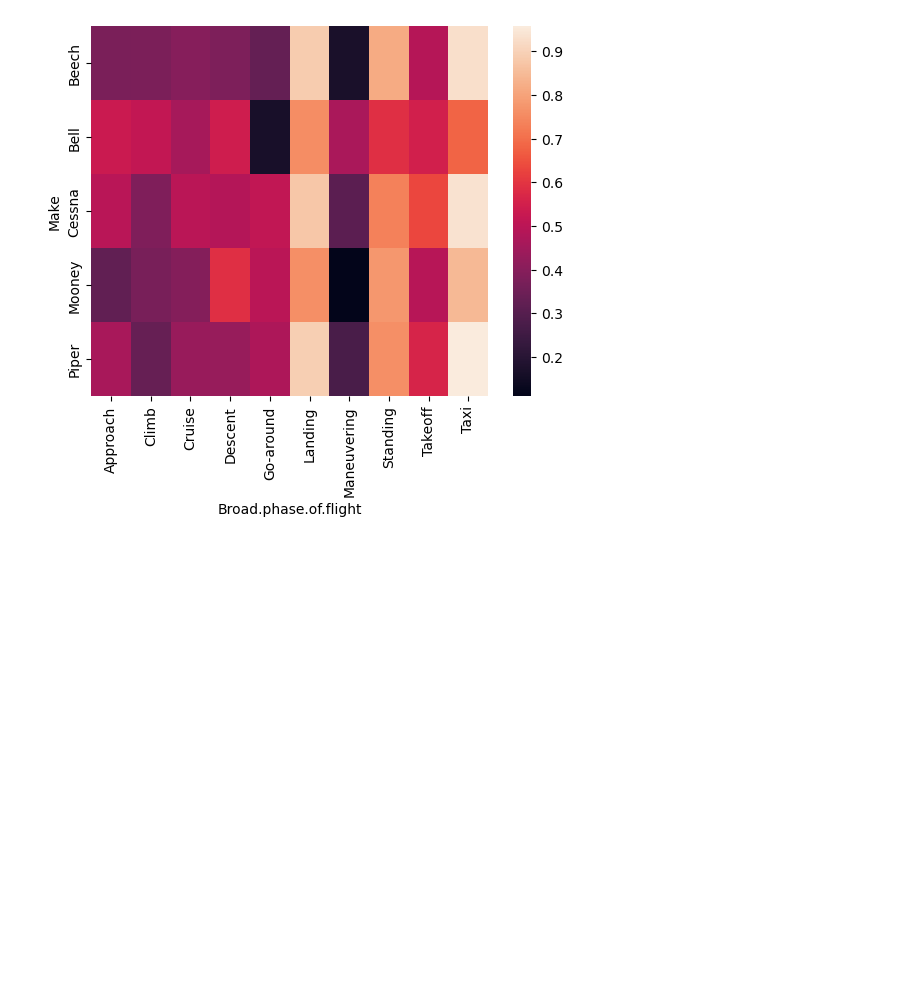
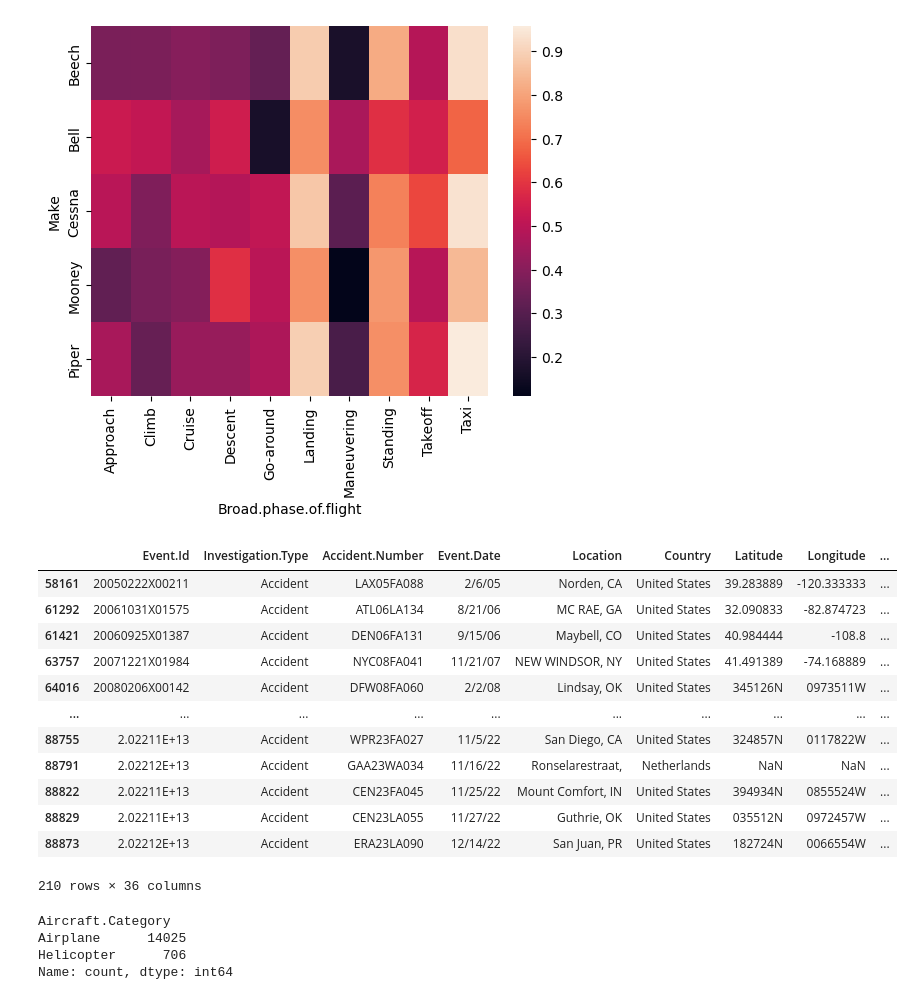
Before and after one commit to jgoett2/Phase1-Airplane-Zach-Jeff, a Jupyter notebook: index.ipynb, the cells around one changed output. Drawn from its saved outputs; the diff is of its cells as text; code cells hidden in the pictures; blank space fills up the shorter version.

```diff
--- a/index.ipynb
+++ b/index.ipynb
@@ -593,3 +598,26 @@ sns.heatmap(table2)
 # %% [output]
 <Axes: xlabel='Broad.phase.of.flight', ylabel='Make'>
 [figure]
+# %%
+df[df['Make'] == 'Cirrus Design Corp']
+# %% [output]
+|  | Event.Id | Investigation.Type | Accident.Number | Event.Date | Location | Country | Latitude | Longitude | ... |
+| 58161 | 20050222X00211 | Accident | LAX05FA088 | 2/6/05 | Norden, CA | United States | 39.283889 | -120.333333 | ... |
+| 61292 | 20061031X01575 | Accident | ATL06LA134 | 8/21/06 | MC RAE, GA | United States | 32.090833 | -82.874723 | ... |
+| 61421 | 20060925X01387 | Accident | DEN06FA131 | 9/15/06 | Maybell, CO | United States | 40.984444 | -108.8 | ... |
+| 63757 | 20071221X01984 | Accident | NYC08FA041 | 11/21/07 | NEW WINDSOR, NY | United States | 41.491389 | -74.168889 | ... |
+| 64016 | 20080206X00142 | Accident | DFW08FA060 | 2/2/08 | Lindsay, OK | United States | 345126N | 0973511W | ... |
+| ... | ... | ... | ... | ... | ... | ... | ... | ... | ... |
+| 88755 | 2.02211E+13 | Accident | WPR23FA027 | 11/5/22 | San Diego, CA | United States | 324857N | 0117822W | ... |
+| 88791 | 2.02212E+13 | Accident | GAA23WA034 | 11/16/22 | Ronselarestraat, | Netherlands | NaN | NaN | ... |
+| 88822 | 2.02211E+13 | Accident | CEN23FA045 | 11/25/22 | Mount Comfort, IN | United States | 394934N | 0855524W | ... |
+| 88829 | 2.02211E+13 | Accident | CEN23LA055 | 11/27/22 | Guthrie, OK | United States | 035512N | 0972457W | ... |
+| 88873 | 2.02212E+13 | Accident | ERA23LA090 | 12/14/22 | San Juan, PR | United States | 182724N | 0066554W | ... |
+210 rows × 36 columns
+# %%
+df3['Aircraft.Category'].value_counts()
+# %% [output]
+Aircraft.Category
+Airplane      14025
+Helicopter      706
+Name: count, dtype: int64
```
Also changed, not shown: parts of 3 cells of this notebook, 1 other file.
